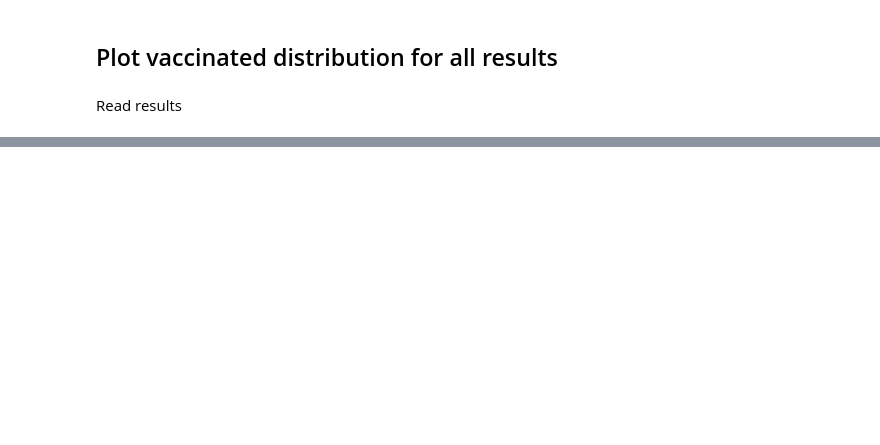
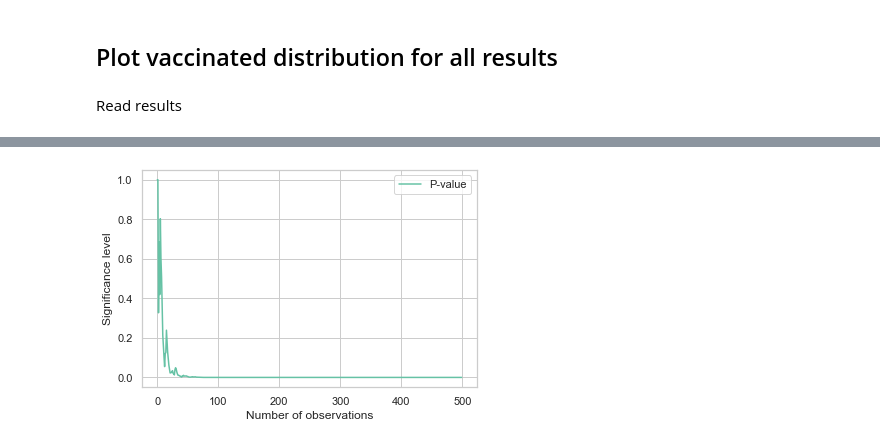
Before and after one commit to bendiknordeng/Epidemiologic-Strategies, a Jupyter notebook: notebooks/plot_results.ipynb, the cells around one changed output, grey strips where cells are left out. Drawn from its saved outputs; the diff is of its cells as text; code cells hidden in the pictures; blank space fills up the shorter version.

```diff
--- a/notebooks/plot_results.ipynb
+++ b/notebooks/plot_results.ipynb
@@ -42,0 +382,17 @@ Reading results ..
+# %%
+objective_value_best = objective_values[list(sorted_infected.keys())[0]][:,1]
+objective_value_second_best = objective_values[list(sorted_infected.keys())[1]][:,1]
+p_values = np.zeros(len(objective_value_best))
+observations = np.arange(len(objective_value_best))
+for i in range(len(objective_value_best)-1):
+    p_values[i] = t_test(objective_value_best[:i], objective_value_second_best[:i])
+p_values[np.isnan(p_values)] = 1
+
+sns.set()
+sns.set_style("whitegrid")
+sns.lineplot(observations, p_values, label="P-value", color=colors[0])
+plt.xlabel("Number of observations")
+plt.ylabel("Significance level")
+plt.savefig("../plots/computational_study/infected_significance.png")
+# %% [output]
+[figure, added]
```
Also changed, not shown: parts of 48 cells of this notebook.
